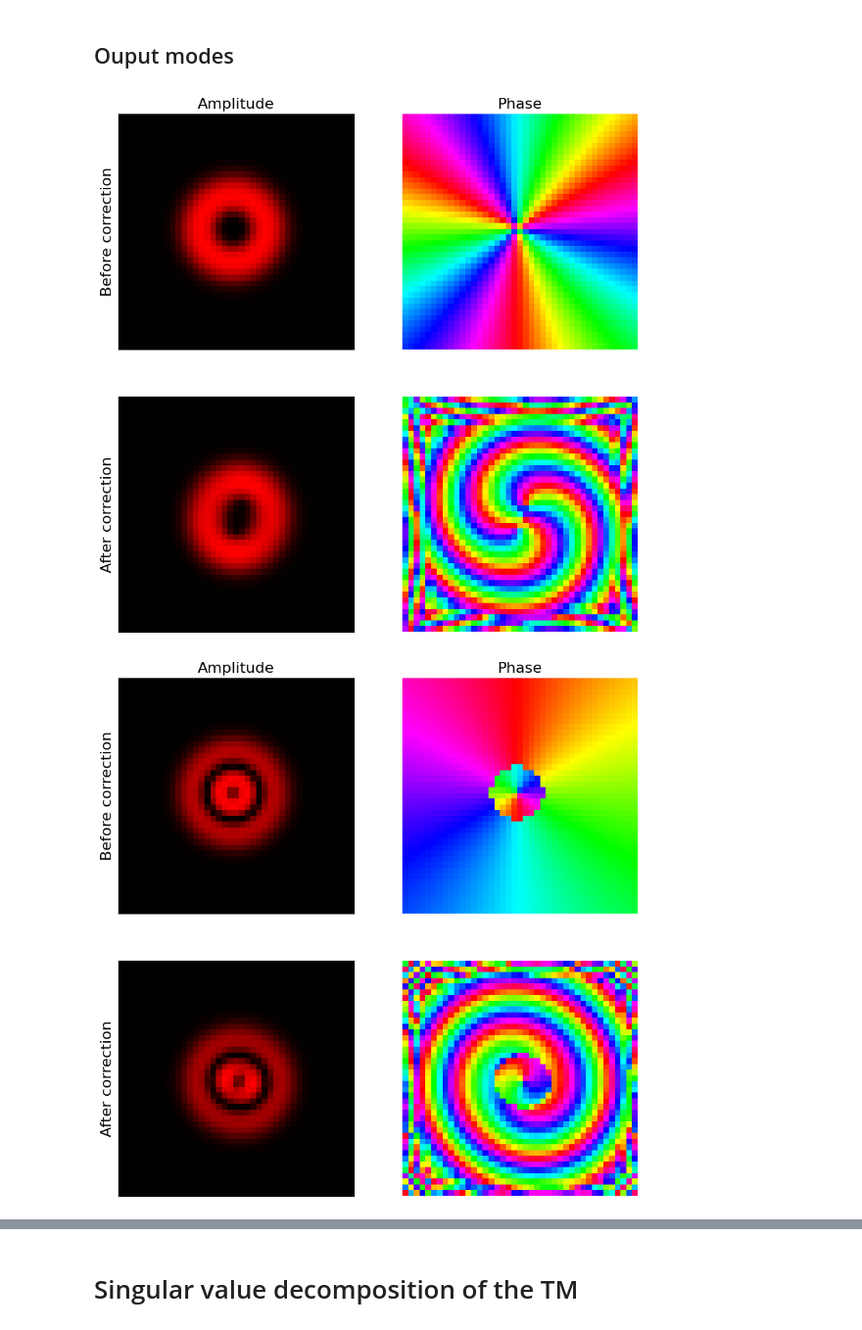
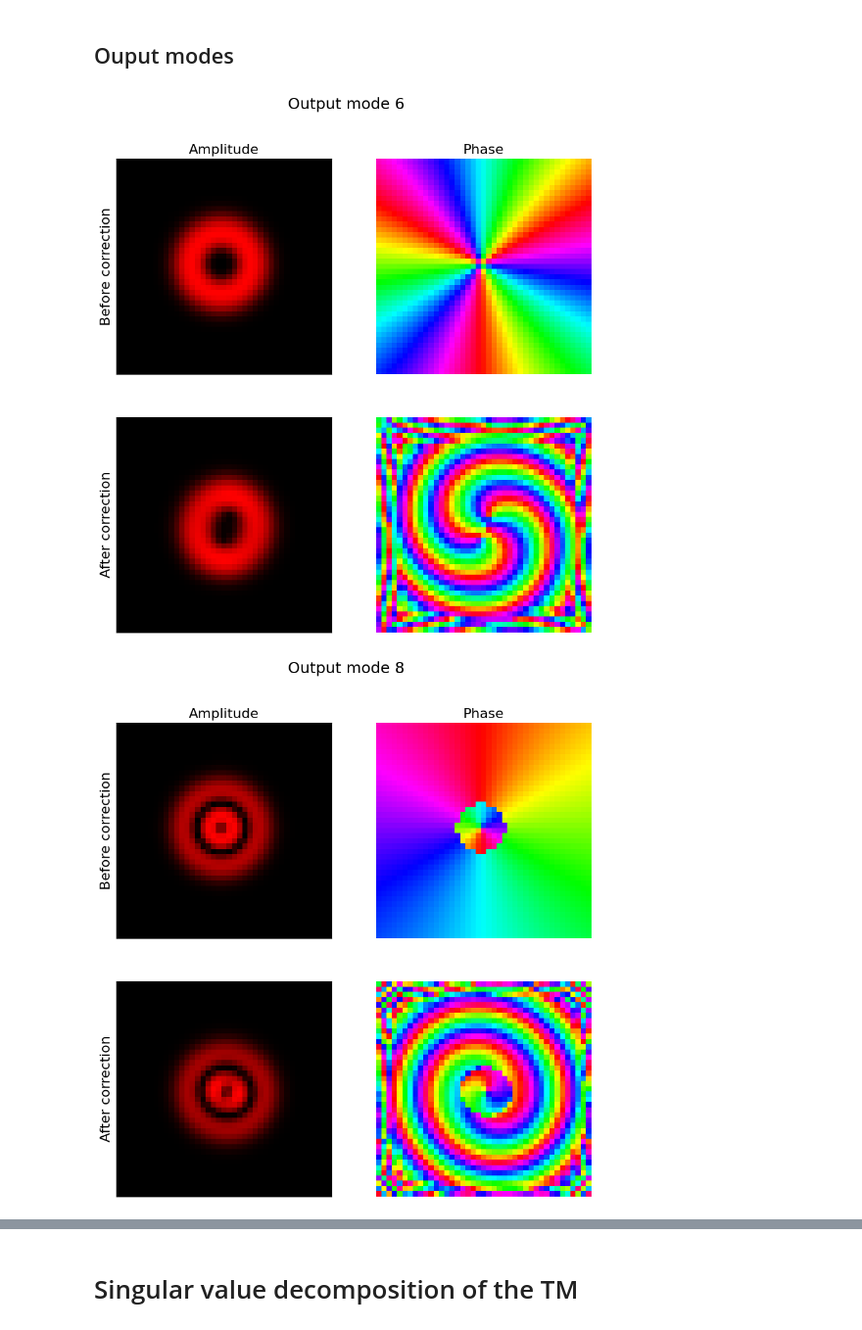
Before and after one commit to RealBrandonChen/article_MMF_disorder, a Jupyter notebook: Analysis/Figures_SI.ipynb, the cells around one changed output, grey strips where cells are left out. Shown at 98% size. Saved outputs shown, nothing was run; the diff lists cells and outputs as text; code cells hidden in the pictures.

```diff
--- a/Analysis/Figures_SI.ipynb
+++ b/Analysis/Figures_SI.ipynb
@@ -206,26 +206,26 @@ plt.close('all')
 # %%
 for ind in modes_to_show:
     Mode_before = to_2D(modes_out[ind],n)
     Mode_after = to_2D(modes_out_after[ind],n)
     # set the phase to be equal close to the center of the image
     Mode_after *= np.exp(1j*(np.angle(Mode_before[n//2+3,n//2])-np.angle(Mode_after[n//2+3,n//2])))
 
     fig ,ax = plt.subplots(2,2, figsize = (10,10))
     ax[0][0].imshow(to_img(np.abs(Mode_before)))
     ax[0][0].set_title('Amplitude')
     ax[0][0].set_ylabel('Before correction')
     ax[0][0].set_xticks([]); ax[0][0].set_yticks([]);
     ax[0][1].imshow(to_img(np.exp(1j*np.angle(Mode_before))))
     ax[0][1].axis('off')
     ax[0][1].set_title('Phase')
     ax[1][0].imshow(to_img(np.abs(Mode_after)))
     ax[1][0].set_ylabel('After correction')
     ax[1][0].set_xticks([]); ax[1][0].set_yticks([]);
     ax[1][1].imshow(to_img(np.exp(1j*np.angle(Mode_after))))
     ax[1][1].axis('off')
-    fig.suptitle(f'Input mode {ind}')
+    fig.suptitle(f'Output mode {ind}')
 
     fig.savefig(f'mode_out_{ind}.svg', dpi = 400)
 # %% [output]
-[figure, old version]
+[figure, new version]
-[figure, old version]
+[figure, new version]
```
Also changed, not shown: parts of 1 cell of this notebook, 1 other file.
